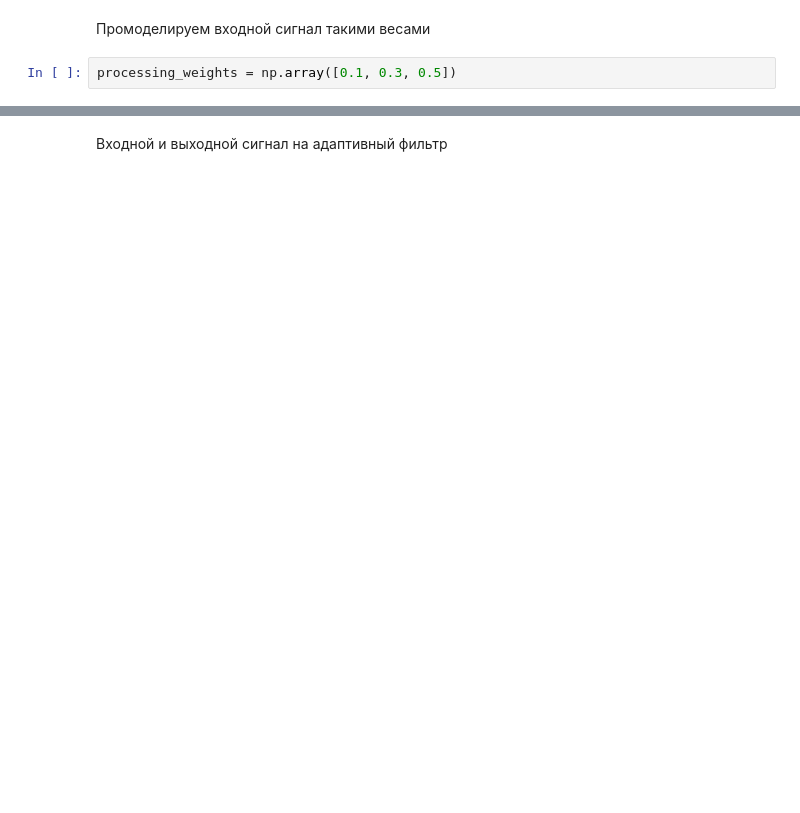
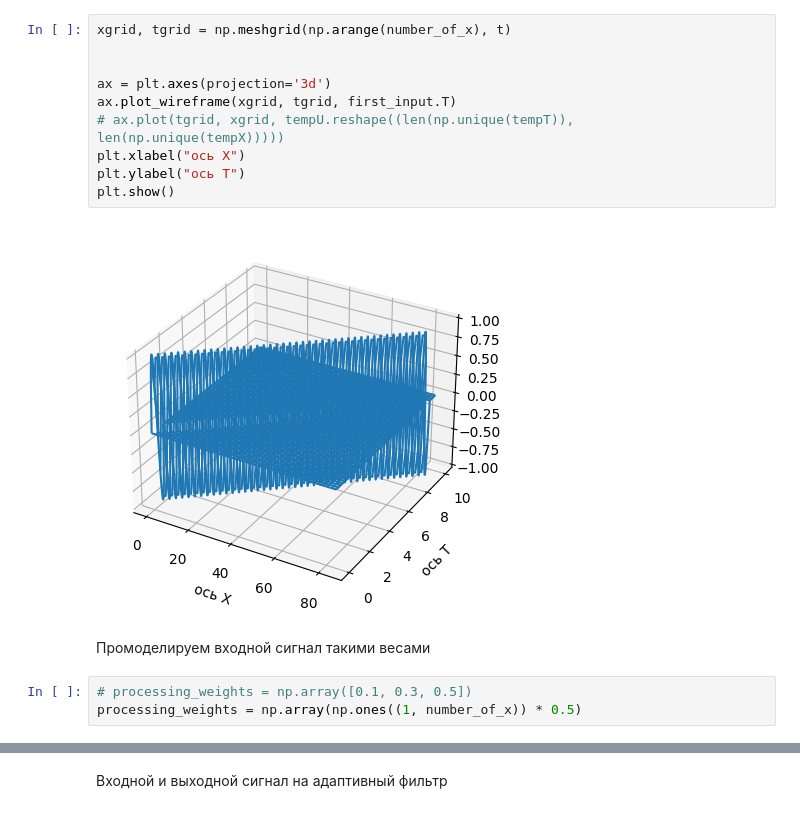
Before and after one commit to dd114/Adaptive-filter-1, a Jupyter notebook: Adaptive-filter-1.ipynb, the cells around one changed output, grey strips where cells are left out. Cells and saved outputs as stored; diff of their text form; blank space fills up the shorter version.

```diff
--- a/Adaptive-filter-1.ipynb
+++ b/Adaptive-filter-1.ipynb
@@ -85,6 +110,19 @@ first_input = noise_out(t)
+# %%
+xgrid, tgrid = np.meshgrid(np.arange(number_of_x), t)
+
+
+ax = plt.axes(projection='3d')
+ax.plot_wireframe(xgrid, tgrid, first_input.T)
+# ax.plot(tgrid, xgrid, tempU.reshape((len(np.unique(tempT)), len(np.unique(tempX)))))
+plt.xlabel("ось X")
+plt.ylabel("ось T")
+plt.show()
+# %% [output]
+[figure, added]
 # %% [markdown]
 Промоделируем входной сигнал такими весами
 # %%
-processing_weights = np.array([0.1, 0.3, 0.5])
+# processing_weights = np.array([0.1, 0.3, 0.5])
+processing_weights = np.array(np.ones((1, number_of_x)) * 0.5)
 # %%
 second_input = processing_of_signal(first_input, processing_weights)
```
Also changed, not shown: parts of 22 cells of this notebook.
